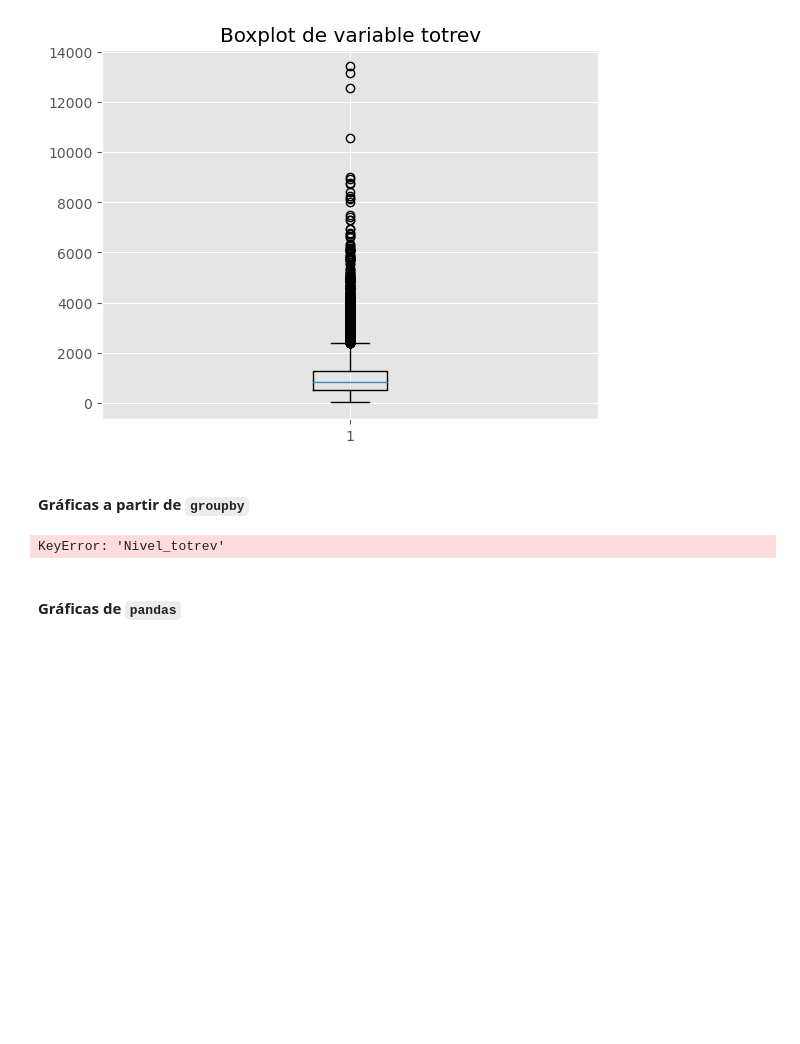
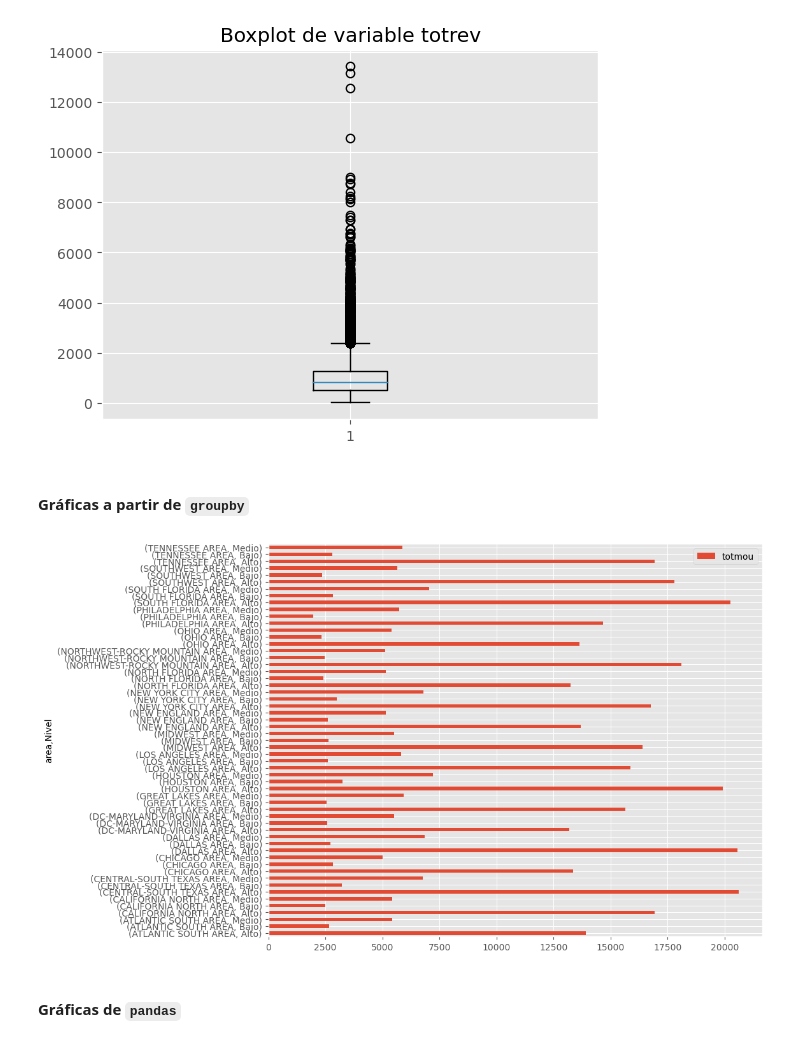
Before and after one commit to lssromel/Azure-TDSP-SEMINPRO1, a Jupyter notebook: Code/C2_Relación entre minutos usados e ingreso de clientes - Introducción a Pandas.ipynb, the cells around one changed output. Cells and saved outputs as stored; diff of their text form; code cells hidden in the pictures; blank space fills up the shorter version.

`````diff
--- a/Code/C2_Relación entre minutos usados e ingreso de clientes - Introducción a Pandas.ipynb
+++ b/Code/C2_Relación entre minutos usados e ingreso de clientes - Introducción a Pandas.ipynb
@@ -212,7 +212,7 @@ Podemos definir el número de registros a imprimir usando
 pd.options.display.min_rows=10
 ````
 # %%
-df=pd.read_csv("../Data/Credito_dias.csv", sep=",",index_col="Customer_ID")
+df=pd.read_csv("../Data/Bases/Credito_dias.csv", sep=",",index_col="Customer_ID")
 df
 # %% [output]
 |  | totmou | totrev | creditcd | eqpdays |
@@ -640,7 +621,7 @@ lista_de_df = []
 print(" --- Inicie el bucle sobre los símbolos --- ")
 for i in areas:
     print("Procesando el símbolo: " + i)
-    temp_df = pd.read_csv("../Data/" + i + ".csv",index_col="Customer_ID")
+    temp_df = pd.read_csv("../Data/Bases/" + i + ".csv",index_col="Customer_ID")
     temp_df["area"] = i
     lista_de_df.append(temp_df)
     # Usando un salto de línea al final de esta cadena de caracteres por estética
@@ -1182,11 +1163,11 @@ plt.show()
 # %% [markdown]
 #### Gráficas a partir de `groupby`
 # %%
-df4=df_con_etiquetas.groupby(['area','Nivel_totrev'])[['totmou']].mean()
+df4=df_con_etiquetas.groupby(['area','Nivel'])[['totmou']].mean()
 df4.plot(kind='barh',figsize=(10,8))
 plt.show()
 # %% [output]
-KeyError: 'Nivel_totrev'
+[figure, added]
 # %% [markdown]
 #### Gráficas de `pandas`
 # %% [markdown]
`````
Also changed, not shown: parts of 4 cells of this notebook, 20 other files.
